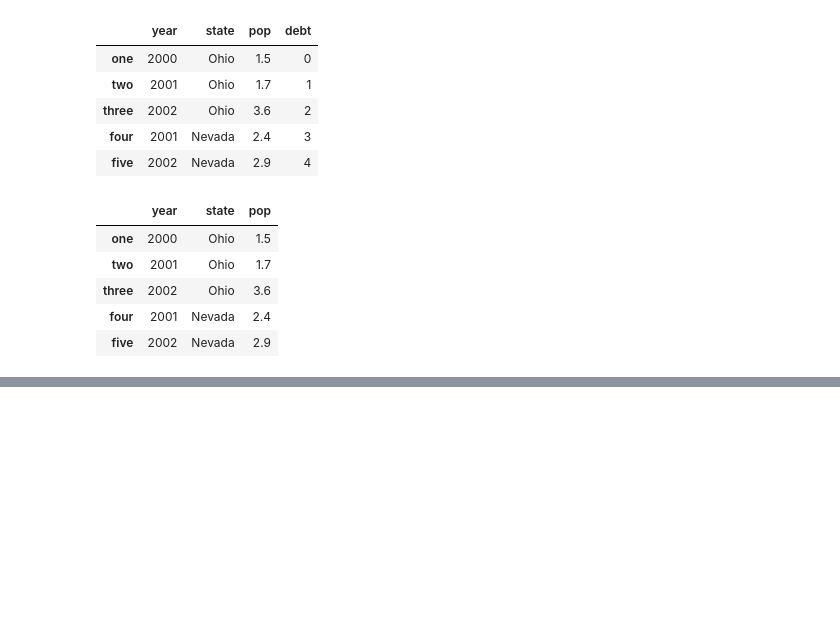
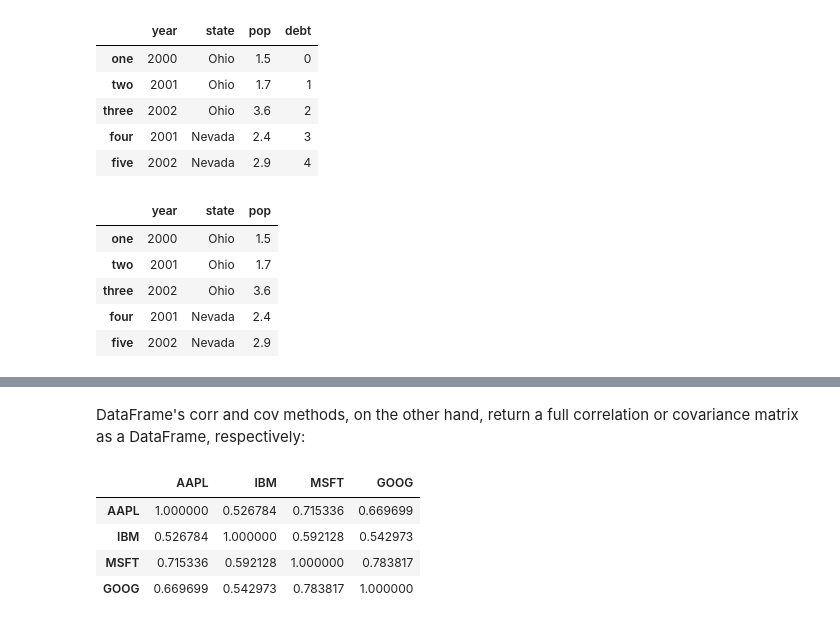
Before and after one commit to oeg1n18/learning-python, a Jupyter notebook: Python-for-data-analysis-Oreillly/5.1_Pandas_Data_Structures.ipynb, the cells around one changed output, grey strips where cells are left out. Saved outputs shown, nothing was run; the diff lists cells and outputs as text; code cells hidden in the pictures; blank space fills up the shorter version.

```diff
--- a/Python-for-data-analysis-Oreillly/5.1_Pandas_Data_Structures.ipynb
+++ b/Python-for-data-analysis-Oreillly/5.1_Pandas_Data_Structures.ipynb
@@ -213,0 +521,10 @@ frame2.head() #deletes column
+# %% [markdown]
+DataFrame's corr and cov methods, on the other hand, return a full correlation or covariance matrix as a DataFrame, respectively:
+# %%
+returns.corr()
+# %% [output]
+|  | AAPL | IBM | MSFT | GOOG |
+| AAPL | 1.000000 | 0.526784 | 0.715336 | 0.669699 |
+| IBM | 0.526784 | 1.000000 | 0.592128 | 0.542973 |
+| MSFT | 0.715336 | 0.592128 | 1.000000 | 0.783817 |
+| GOOG | 0.669699 | 0.542973 | 0.783817 | 1.000000 |
```
Also changed, not shown: parts of 59 cells of this notebook, 4 other files.
